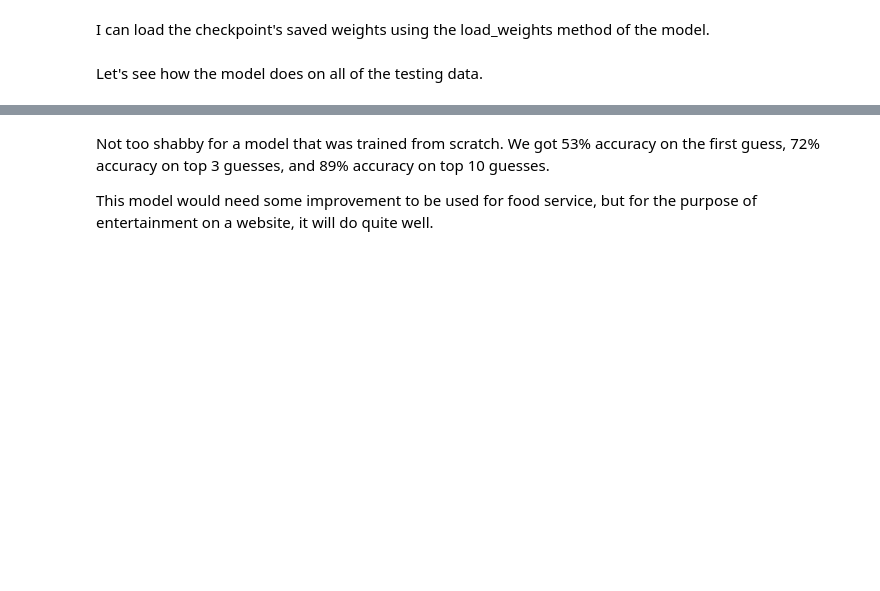
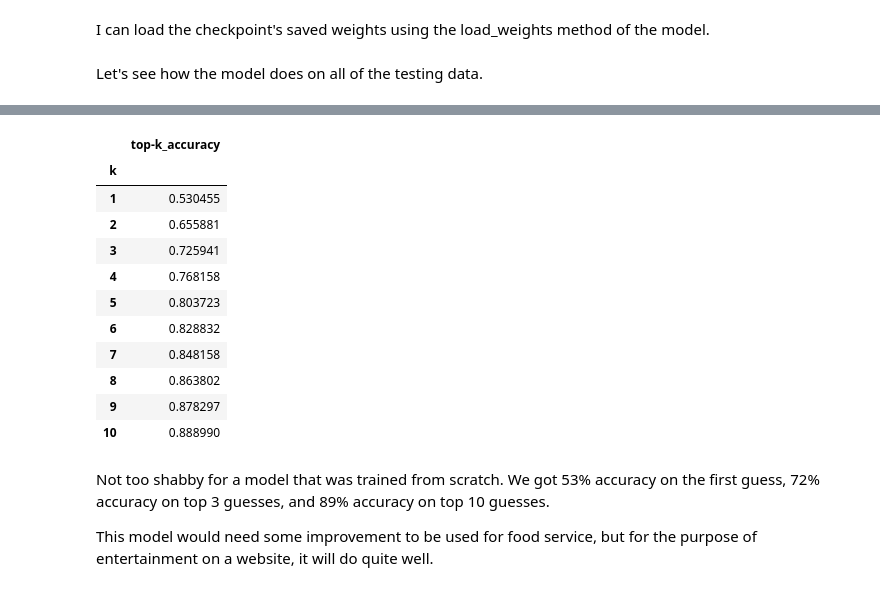
Before and after one commit to JonSolow/foodid, a Jupyter notebook: notebooks/jss_foodid.ipynb, the cells around one changed output, grey strips where cells are left out. Cells and saved outputs as stored; diff of their text form; code cells hidden in the pictures; blank space fills up the shorter version.

Commit message:
Add next steps

```diff
--- a/notebooks/jss_foodid.ipynb
+++ b/notebooks/jss_foodid.ipynb
@@ -318,15 +324,37 @@ def schedule(epoch):
 
 learningrate_scheduler = LearningRateScheduler(schedule)
 
-# Create top-10 and top-3 accuracy metrics
-top10_acc = functools.partial(top_k_categorical_accuracy, k=10)
-top10_acc.__name__ = 'top10_acc'
+# Create top-2 through top-10 accuracy metrics
+top2_acc = functools.partial(top_k_categorical_accuracy, k=2)
+top2_acc.__name__ = 'top2_acc'
 
 top3_acc = functools.partial(top_k_categorical_accuracy, k=3)
 top3_acc.__name__ = 'top3_acc'
 
+top4_acc = functools.partial(top_k_categorical_accuracy, k=4)
+top4_acc.__name__ = 'top4_acc'
+
+top5_acc = functools.partial(top_k_categorical_accuracy, k=5)
+top5_acc.__name__ = 'top5_acc'
+
+top6_acc = functools.partial(top_k_categorical_accuracy, k=6)
+top6_acc.__name__ = 'top6_acc'
+
+top7_acc = functools.partial(top_k_categorical_accuracy, k=7)
+top7_acc.__name__ = 'top7_acc'
+
+top8_acc = functools.partial(top_k_categorical_accuracy, k=8)
+top8_acc.__name__ = 'top8_acc'
+
+top9_acc = functools.partial(top_k_categorical_accuracy, k=9)
+top9_acc.__name__ = 'top9_acc'
+
+top10_acc = functools.partial(top_k_categorical_accuracy, k=10)
+top10_acc.__name__ = 'top10_acc'
+
 # Compile model with the loss, optimizer, and metrics
-cnn.compile(loss="categorical_crossentropy", optimizer=opt, metrics=["accuracy", top3_acc, top10_acc])
+cnn.compile(loss="categorical_crossentropy", optimizer=opt,
+            metrics=["accuracy", top2_acc, top3_acc, top4_acc, top5_acc, top6_acc, top7_acc, top8_acc, top9_acc, top10_acc])
 
 # create checkpoint file, verbose display of saving, keep best checkpoint
 checkpoint = ModelCheckpoint(filepath='./drive/My Drive/FoodModels/modelcnn_demo.hdf5', monitor='val_acc', verbose=1, save_best_only=True)
@@ -380,5 +406,5 @@ cnn.load_weights(filepath='./drive/My Drive/FoodModels/modelcnn_20190722.hdf5')
 Let's see how the model does on all of the testing data.
 # %%
 %%time
-cnn.evaluate_generator(data_test, steps=250)
+cnn_test_results = cnn.evaluate_generator(data_test, steps=250)
 # %% [output]
@@ -391,3 +413,18 @@ Wall time: 1min 55s
+# %%
+pd.DataFrame(enumerate(cnn_test_results[1:], 1), columns=['k', 'top-k_accuracy']).set_index('k')
+# %% [output]
+|  | top-k_accuracy |
+| k |  |
+| 1 | 0.530455 |
+| 2 | 0.655881 |
+| 3 | 0.725941 |
+| 4 | 0.768158 |
+| 5 | 0.803723 |
+| 6 | 0.828832 |
+| 7 | 0.848158 |
+| 8 | 0.863802 |
+| 9 | 0.878297 |
+| 10 | 0.888990 |
 # %% [markdown]
 Not too shabby for a model that was trained from scratch.  We got 53% accuracy on the first guess, 72% accuracy on top 3 guesses, and 89% accuracy on top 10 guesses.
 
```
Also changed, not shown: parts of 7 cells of this notebook.
